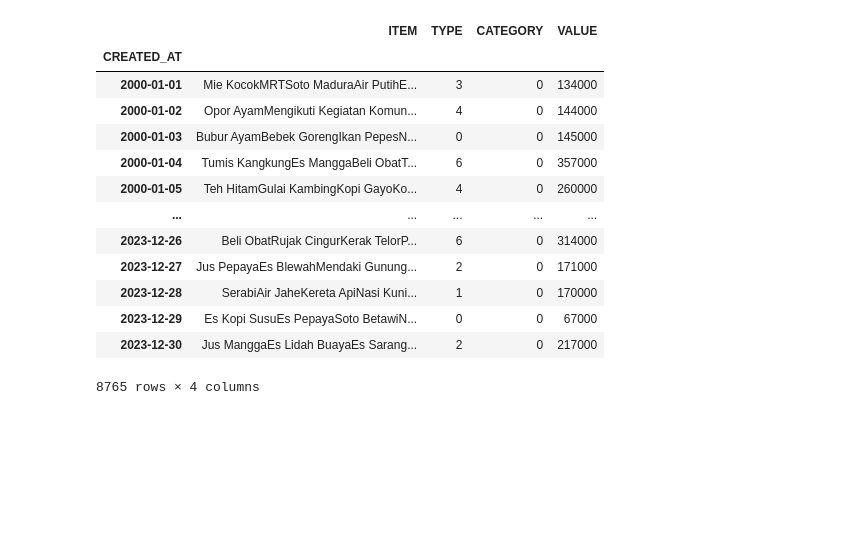
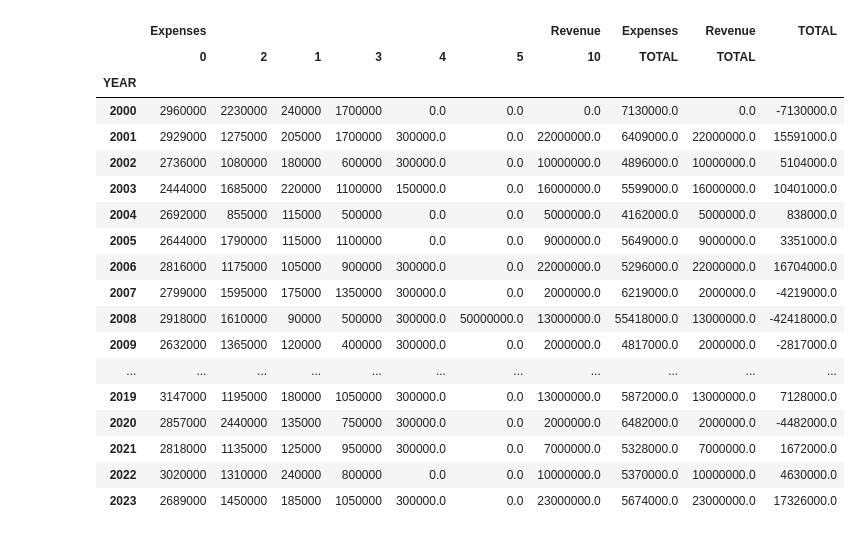
Before and after one commit to AtlasCJr/pfm, a Jupyter notebook: tempMAIN.ipynb, the cells around one changed output. Drawn from its saved outputs; the diff is of its cells as text; code cells hidden in the pictures; blank space fills up the shorter version.

```diff
--- a/tempMAIN.ipynb
+++ b/tempMAIN.ipynb
@@ -27,17 +27,26 @@ df
-# %%
-getTimeCycle(df, "DAY")
-# %% [output]
-|  | ITEM | TYPE | CATEGORY | VALUE |
-| CREATED_AT |  |  |  |  |
-| 2000-01-01 | Mie KocokMRTSoto MaduraAir PutihE... | 3 | 0 | 134000 |
-| 2000-01-02 | Opor AyamMengikuti Kegiatan Komun... | 4 | 0 | 144000 |
-| 2000-01-03 | Bubur AyamBebek GorengIkan PepesN... | 0 | 0 | 145000 |
-| 2000-01-04 | Tumis KangkungEs ManggaBeli ObatT... | 6 | 0 | 357000 |
-| 2000-01-05 | Teh HitamGulai KambingKopi GayoKo... | 4 | 0 | 260000 |
-| ... | ... | ... | ... | ... |
-| 2023-12-26 | Beli ObatRujak CingurKerak TelorP... | 6 | 0 | 314000 |
-| 2023-12-27 | Jus PepayaEs BlewahMendaki Gunung... | 2 | 0 | 171000 |
-| 2023-12-28 | SerabiAir JaheKereta ApiNasi Kuni... | 1 | 0 | 170000 |
-| 2023-12-29 | Es Kopi SusuEs PepayaSoto BetawiN... | 0 | 0 | 67000 |
-| 2023-12-30 | Jus ManggaEs Lidah BuayaEs Sarang... | 2 | 0 | 217000 |
-8765 rows × 4 columns
+# %%
+year = getTimeCycle(df, "YEAR")
+revenue = year[('Revenue', 'TOTAL')]
+expenses = year[('Expenses', 'TOTAL')]
+
+year
+# %% [output]
+|  | Expenses |  |  |  |  |  | Revenue | Expenses | Revenue | TOTAL |
+|  | 0 | 2 | 1 | 3 | 4 | 5 | 10 | TOTAL | TOTAL |  |
+| YEAR |  |  |  |  |  |  |  |  |  |  |
+| 2000 | 2960000 | 2230000 | 240000 | 1700000 | 0.0 | 0.0 | 0.0 | 7130000.0 | 0.0 | -7130000.0 |
+| 2001 | 2929000 | 1275000 | 205000 | 1700000 | 300000.0 | 0.0 | 22000000.0 | 6409000.0 | 22000000.0 | 15591000.0 |
+| 2002 | 2736000 | 1080000 | 180000 | 600000 | 300000.0 | 0.0 | 10000000.0 | 4896000.0 | 10000000.0 | 5104000.0 |
+| 2003 | 2444000 | 1685000 | 220000 | 1100000 | 150000.0 | 0.0 | 16000000.0 | 5599000.0 | 16000000.0 | 10401000.0 |
+| 2004 | 2692000 | 855000 | 115000 | 500000 | 0.0 | 0.0 | 5000000.0 | 4162000.0 | 5000000.0 | 838000.0 |
+| 2005 | 2644000 | 1790000 | 115000 | 1100000 | 0.0 | 0.0 | 9000000.0 | 5649000.0 | 9000000.0 | 3351000.0 |
+| 2006 | 2816000 | 1175000 | 105000 | 900000 | 300000.0 | 0.0 | 22000000.0 | 5296000.0 | 22000000.0 | 16704000.0 |
+| 2007 | 2799000 | 1595000 | 175000 | 1350000 | 300000.0 | 0.0 | 2000000.0 | 6219000.0 | 2000000.0 | -4219000.0 |
+| 2008 | 2918000 | 1610000 | 90000 | 500000 | 300000.0 | 50000000.0 | 13000000.0 | 55418000.0 | 13000000.0 | -42418000.0 |
+| 2009 | 2632000 | 1365000 | 120000 | 400000 | 300000.0 | 0.0 | 2000000.0 | 4817000.0 | 2000000.0 | -2817000.0 |
+| ... | ... | ... | ... | ... | ... | ... | ... | ... | ... | ... |
+| 2019 | 3147000 | 1195000 | 180000 | 1050000 | 300000.0 | 0.0 | 13000000.0 | 5872000.0 | 13000000.0 | 7128000.0 |
+| 2020 | 2857000 | 2440000 | 135000 | 750000 | 300000.0 | 0.0 | 2000000.0 | 6482000.0 | 2000000.0 | -4482000.0 |
+| 2021 | 2818000 | 1135000 | 125000 | 950000 | 300000.0 | 0.0 | 7000000.0 | 5328000.0 | 7000000.0 | 1672000.0 |
+| 2022 | 3020000 | 1310000 | 240000 | 800000 | 0.0 | 0.0 | 10000000.0 | 5370000.0 | 10000000.0 | 4630000.0 |
+| 2023 | 2689000 | 1450000 | 185000 | 1050000 | 300000.0 | 0.0 | 23000000.0 | 5674000.0 | 23000000.0 | 17326000.0 |
```
Also changed, not shown: parts of 6 cells of this notebook, 4 other files.
